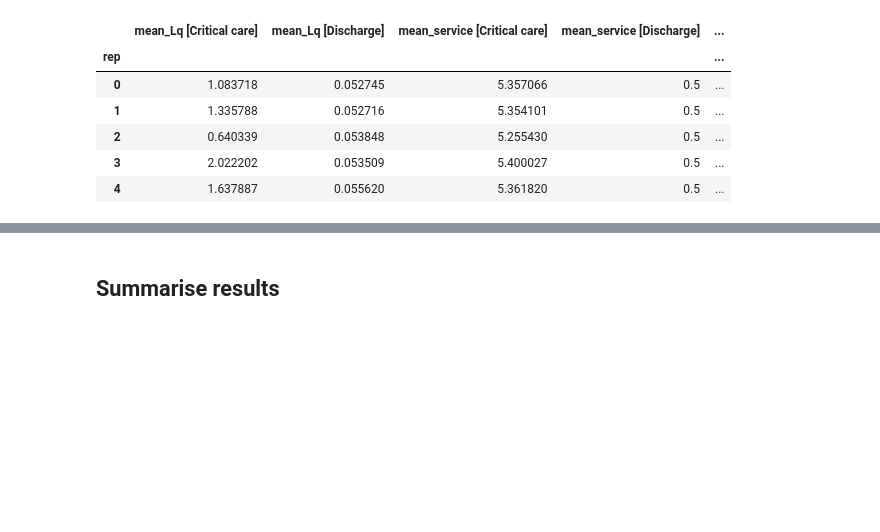
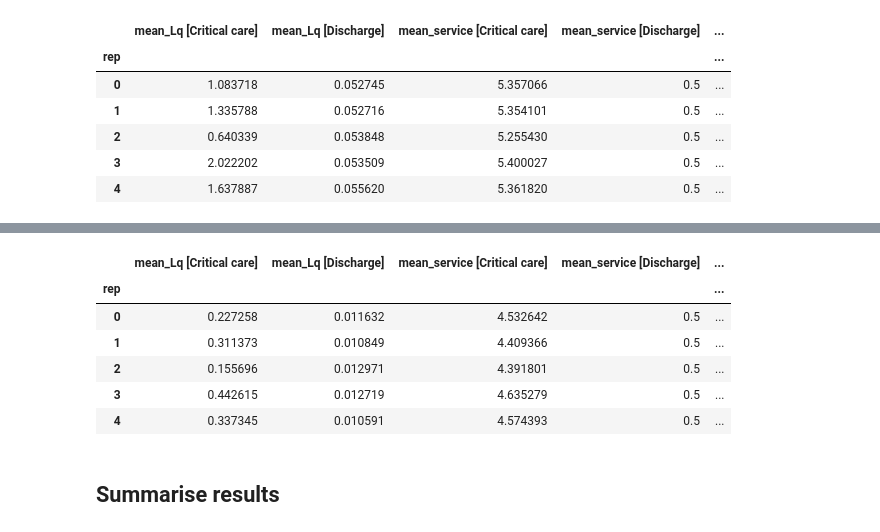
Before and after one commit to sim-agent/json2ciw, a Jupyter notebook: user_guide/07_multiple_arrivals.ipynb, the cells around one changed output, grey strips where cells are left out. Cells and saved outputs as stored; diff of their text form; code cells hidden in the pictures; blank space fills up the shorter version.

```diff
--- a/user_guide/07_multiple_arrivals.ipynb
+++ b/user_guide/07_multiple_arrivals.ipynb
@@ -177,3 +190,15 @@ wide.head()
+# %%
+# results by class = surgery
+wide_by_class = tidy_to_wide_format_by_class(df_reps, customer_class="surgery")
+wide_by_class.head()
+# %% [output]
+|  | mean_Lq [Critical care] | mean_Lq [Discharge] | mean_service [Critical care] | mean_service [Discharge] | ... |
+| rep |  |  |  |  | ... |
+| 0 | 0.227258 | 0.011632 | 4.532642 | 0.5 | ... |
+| 1 | 0.311373 | 0.010849 | 4.409366 | 0.5 | ... |
+| 2 | 0.155696 | 0.012971 | 4.391801 | 0.5 | ... |
+| 3 | 0.442615 | 0.012719 | 4.635279 | 0.5 | ... |
+| 4 | 0.337345 | 0.010591 | 4.574393 | 0.5 | ... |
 # %% [markdown]
 ## Summarise results
 # %%
```
Also changed, not shown: parts of 3 cells of this notebook, 1 other file.
